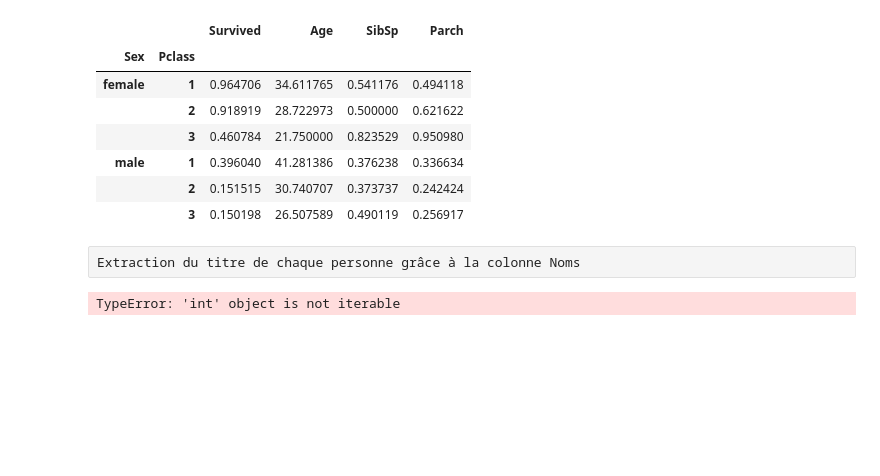
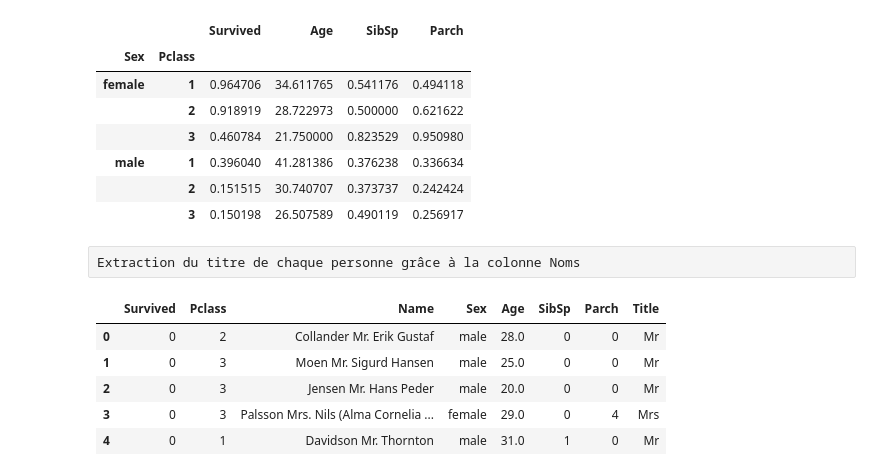
Before and after one commit to KafaloAlex/Titanic-Data, a Jupyter notebook: Titanic Work.ipynb, the cells around one changed output. Drawn from its saved outputs; the diff is of its cells as text; code cells hidden in the pictures; blank space fills up the shorter version.

```diff
--- a/Titanic Work.ipynb
+++ b/Titanic Work.ipynb
@@ -137,14 +144,53 @@ data.groupby(['Sex', 'Pclass']).mean()
 |  | 3 | 0.150198 | 26.507589 | 0.490119 | 0.256917 |
 # %% [raw]
 Extraction du titre de chaque personne grâce à la colonne Noms
-# %%
-tab_name = data['Name'].values
-mylist = []
-for val in len(tab_name):
-    if tab_name[val] == "Mr":
-        mylist.append("Mr")
-
-data['Title'] = mylist
-data.head()
-# %% [output]
-TypeError: 'int' object is not iterable
+# %%
+tab_name = data['Name'].values
+mylist = []
+for val in tab_name:
+    if "Capt." in val:
+        mylist.append("Capt")
+    elif "Col." in val:
+        mylist.append("Col")
+    elif "Major." in val:
+        mylist.append("Major")
+    elif "Dr." in val:
+        mylist.append("Dr")
+    elif "Rev." in val:
+        mylist.append("Rev")
+    elif "Jonkheer." in val:
+        mylist.append("Jonkheer")
+    elif "Don." in val:
+        mylist.append("Don")
+    elif "Sir." in val:
+        mylist.append("Sir")
+    elif "Lady." in val:
+        mylist.append("Lady")
+    elif "the Countess." in val:
+        mylist.append("The Countess")
+    elif "Dona." in val:
+        mylist.append("Dona")
+    elif "Mme." in val:
+        mylist.append("Mme")
+    elif "Mlle." in val:
+        mylist.append("Mlle")
+    elif "Miss." in val:
+        mylist.append("Miss")
+    elif "Ms." in val:
+        mylist.append("Ms")
+    elif "Mr." in val:
+        mylist.append("Mr")
+    elif "Mrs." in val:
+        mylist.append("Mrs")
+    elif "Master." in val:
+        mylist.append("Master")
+
+data['Title'] = mylist
+data.head()
+# %% [output]
+|  | Survived | Pclass | Name | Sex | Age | SibSp | Parch | Title |
+| 0 | 0 | 2 | Collander Mr. Erik Gustaf | male | 28.0 | 0 | 0 | Mr |
+| 1 | 0 | 3 | Moen Mr. Sigurd Hansen | male | 25.0 | 0 | 0 | Mr |
+| 2 | 0 | 3 | Jensen Mr. Hans Peder | male | 20.0 | 0 | 0 | Mr |
+| 3 | 0 | 3 | Palsson Mrs. Nils (Alma Cornelia ... | female | 29.0 | 0 | 4 | Mrs |
+| 4 | 0 | 1 | Davidson Mr. Thornton | male | 31.0 | 1 | 0 | Mr |
```
Also changed, not shown: parts of 2 cells of this notebook.
